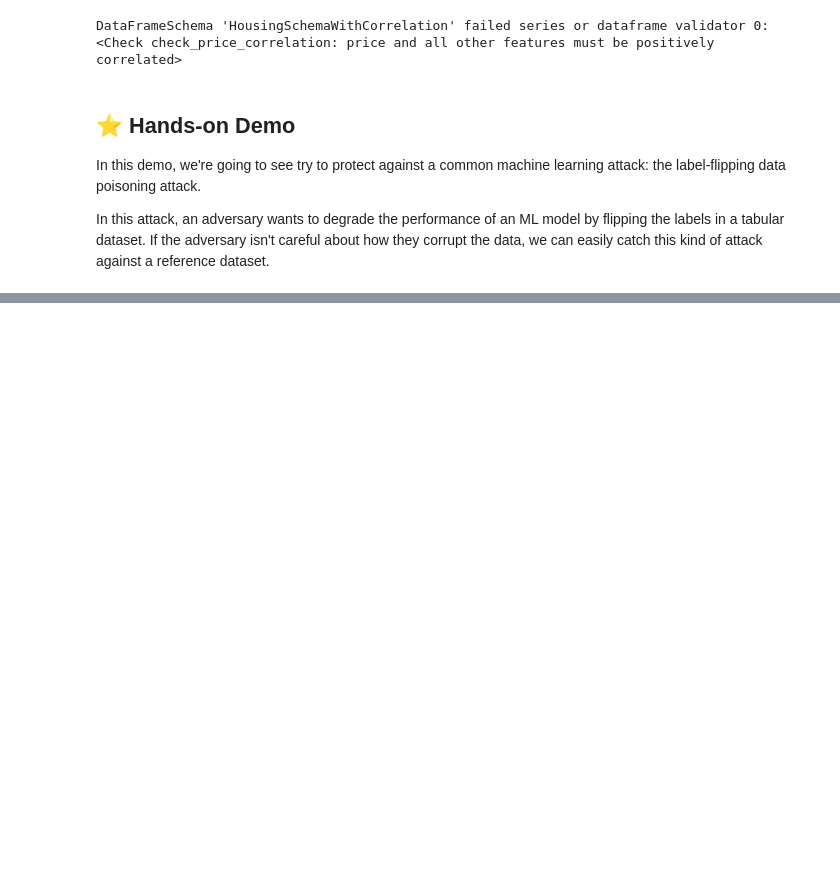
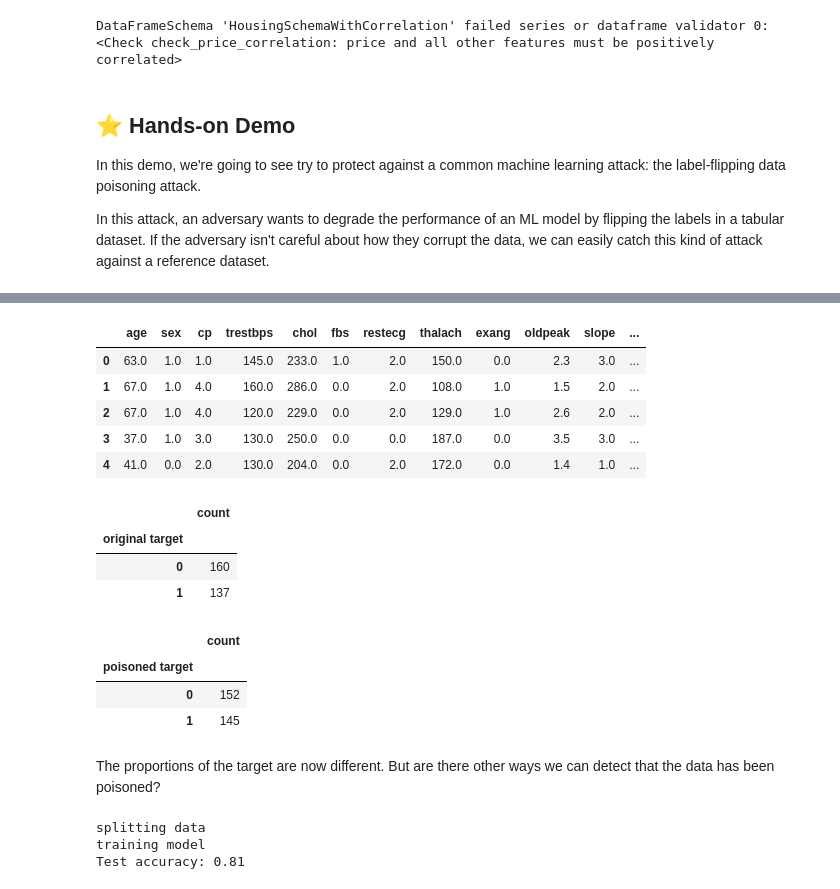
Before and after one commit to unionai-oss/pandera-workshop, a Jupyter notebook: workshop.ipynb, the cells around one changed output, grey strips where cells are left out. Drawn from its saved outputs; the diff is of its cells as text; code cells hidden in the pictures; blank space fills up the shorter version.

```diff
--- a/workshop.ipynb
+++ b/workshop.ipynb
@@ -278,0 +299,75 @@ reference dataset.
+# %%
+def poison_data(
+    df: pd.DataFrame,
+    poison_fraction: float = 0.0,
+    random_state: int = 0,
+) -> pd.DataFrame:
+    if poison_fraction <= 0.0:
+        return df
+    poisoned = df.copy()
+    n_poison = int(len(poisoned) * poison_fraction)
+    poisoned_indices = poisoned.sample(n=n_poison, random_state=random_state).index
+    poisoned.loc[poisoned_indices, 'target'] = 1 - poisoned.loc[poisoned_indices, 'target']
+    return poisoned
+
+poisoned_heart_disease_df = poison_data(heart_disease_df, poison_fraction=0.75)
+poisoned_heart_disease_df.head()
+# %% [output]
+|  | age | sex | cp | trestbps | chol | fbs | restecg | thalach | exang | oldpeak | slope | ... |
+| 0 | 63.0 | 1.0 | 1.0 | 145.0 | 233.0 | 1.0 | 2.0 | 150.0 | 0.0 | 2.3 | 3.0 | ... |
+| 1 | 67.0 | 1.0 | 4.0 | 160.0 | 286.0 | 0.0 | 2.0 | 108.0 | 1.0 | 1.5 | 2.0 | ... |
+| 2 | 67.0 | 1.0 | 4.0 | 120.0 | 229.0 | 0.0 | 2.0 | 129.0 | 1.0 | 2.6 | 2.0 | ... |
+| 3 | 37.0 | 1.0 | 3.0 | 130.0 | 250.0 | 0.0 | 0.0 | 187.0 | 0.0 | 3.5 | 3.0 | ... |
+| 4 | 41.0 | 0.0 | 2.0 | 130.0 | 204.0 | 0.0 | 2.0 | 172.0 | 0.0 | 1.4 | 1.0 | ... |
+# %%
+heart_disease_df.target.rename("original target").value_counts().to_frame()
+# %% [output]
+|  | count |
+| original target |  |
+| 0 | 160 |
+| 1 | 137 |
+# %%
+poisoned_heart_disease_df.target.rename("poisoned target").value_counts().to_frame()
+# %% [output]
+|  | count |
+| poisoned target |  |
+| 0 | 152 |
+| 1 | 145 |
+# %% [markdown]
+The proportions of the target are now different. But are there other ways we
+can detect that the data has been poisoned?
+# %%
+from sklearn.ensemble import RandomForestClassifier
+
+
+def split_data(parsed_data, test_size: float, random_state: int):
+    print("splitting data")
+    training_set = parsed_data.sample(frac=test_size, random_state=random_state)
+    test_set = parsed_data[~parsed_data.index.isin(training_set.index)]
+    return training_set, test_set
+
+def get_features_and_target(dataset):
+    X = dataset[[x for x in dataset if x != "target"]]
+    y = dataset["target"]
+    return X, y
+
+def train_model(training_set, random_state: int):
+    print("training model")
+    model = RandomForestClassifier(n_estimators=100, random_state=random_state)
+    X, y = get_features_and_target(training_set)
+    model.fit(X, y)
+    return model
+
+def training_pipeline(dataset, test_size: float, random_state: int):
+    training_set, test_set = split_data(dataset, test_size, random_state)
+    model = train_model(training_set, random_state)
+    test_features, test_target = get_features_and_target(test_set)
+    acc = (model.predict(test_features) == test_target).mean()
+    return model, acc
+
+model, acc = training_pipeline(heart_disease_df, 0.75, 42)
+print(f"Test accuracy: {acc:.2f}")
+# %% [output]
+splitting data
+training model
+Test accuracy: 0.81
```
Also changed, not shown: parts of 33 cells of this notebook, 5 other files.
